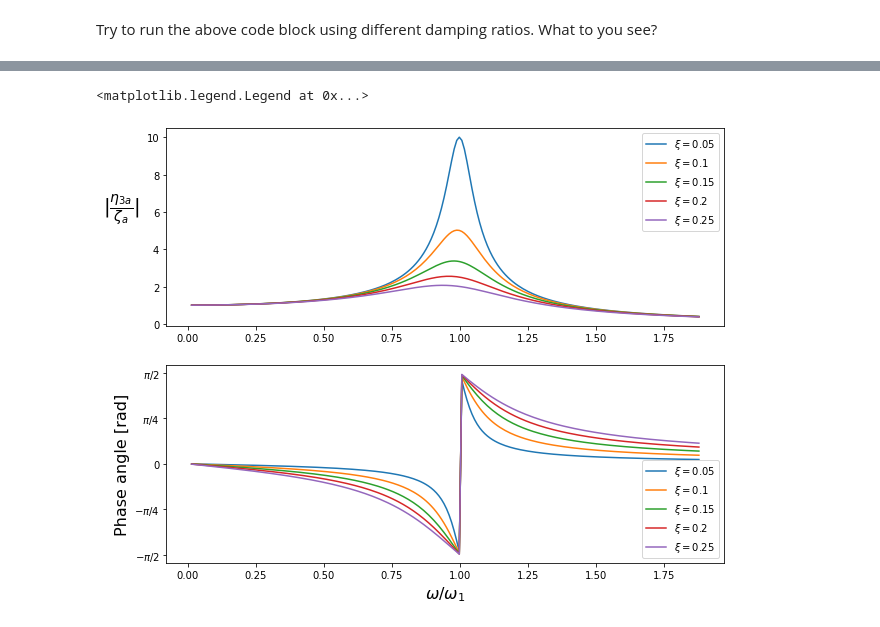
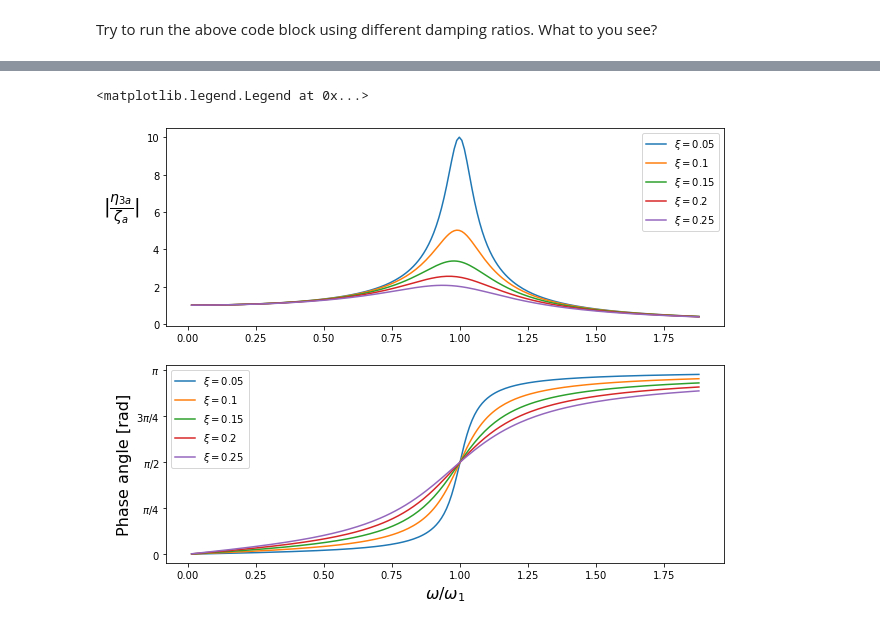
Before and after one commit to hydrodavid/tmr4247, a Jupyter notebook: Lecture_6.ipynb, the cells around one changed output, grey strips where cells are left out. Saved outputs shown, nothing was run; the diff lists cells and outputs as text; code cells hidden in the pictures.

```diff
--- a/Lecture_6.ipynb
+++ b/Lecture_6.ipynb
@@ -262,39 +267,40 @@ bcrit = 2.0*np.sqrt(m*k) # Critical damping
 omg0 = np.sqrt(k/m) # Undamped natural frequency
 
 # Let us make functions for response amplitude and phase angle
-# with excitatino frequency and damping coefficient as input parameters
-rao = lambda omega, bi: Fe/np.sqrt((k-omega**2*m)**2+(omega*bi)**2)
-delta = lambda omega, bi: -np.arctan(omega*bi/(k-omega**2*m))
+# with excitation frequency and damping coefficient as input parameters
+# The input parameter b_i is the damping coefficient
+rao = lambda omega, b_i: Fe/np.sqrt((k-omega**2*m)**2+(omega*b_i)**2)
+delta = lambda omega, b_i: np.arctan2(omega*b_i, (k-omega**2*m)) # Arctan2 returns the angle in [0, 2*pi]
 
 # Frequency array:
 omg = np.linspace(0.01, 1.4, 200)
 
 # Different damping ratios xi=b/bcrit:
 xivec = np.linspace(0.05,0.25,5)
 
 # Plot results
 gs = gridspec.GridSpec(nrows=2, ncols=1)
 fig = plt.figure(figsize=(10,8))
 
 # Plot surface elevation:
 ax1 = fig.add_subplot(gs[0,0])
 for xi in xivec:
     ax1.plot(omg/omg0, rao(omg, bcrit*xi), label=r'$\xi={:0.3}$'.format(xi))
 ax1.legend()
 ax1.set_ylabel(r'$|\frac{\eta_{3a}}{\zeta_a}|$', rotation=0, fontsize=20)
 ax1.yaxis.set_label_coords(-0.08, 0.5) # Adjust position of y-axis label
 
 ax2 = fig.add_subplot(gs[1,0])
 for xi in xivec:
     ax2.plot(omg/omg0, delta(omg, bcrit*xi), label=r'$\xi={:0.3}$'.format(xi))
 ax2.set_xlabel('$\omega/\omega_1$', fontsize=16)
 
-tickvals = np.linspace(-0.5*np.pi,0.5*np.pi, 5)
-labels = ['$-\pi/2$','$-\pi/4$','0','$\pi/4$','$\pi/2$']
+tickvals = np.linspace(0, np.pi, 5)
+labels = ['$0$', '$\pi/4$', '$\pi/2$', '$3\pi/4$', '$\pi$']
 ax2.set_yticks(tickvals)  # Set locations and labels
 ax2.set_yticklabels(labels)  # Set locations and labels
 ax2.set_ylabel('Phase angle [rad]', fontsize=16)
 ax2.legend()
 # %% [output]
 <matplotlib.legend.Legend at 0x...>
-[figure, old version]
+[figure, new version]
```
Also changed, not shown: parts of 9 cells of this notebook, 1 other file.
